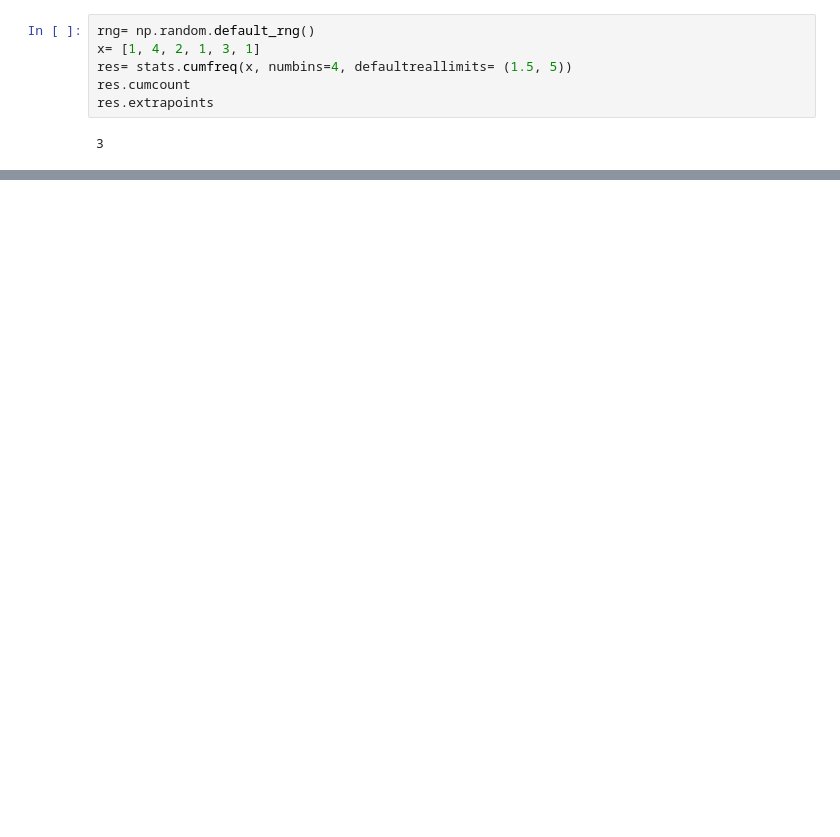
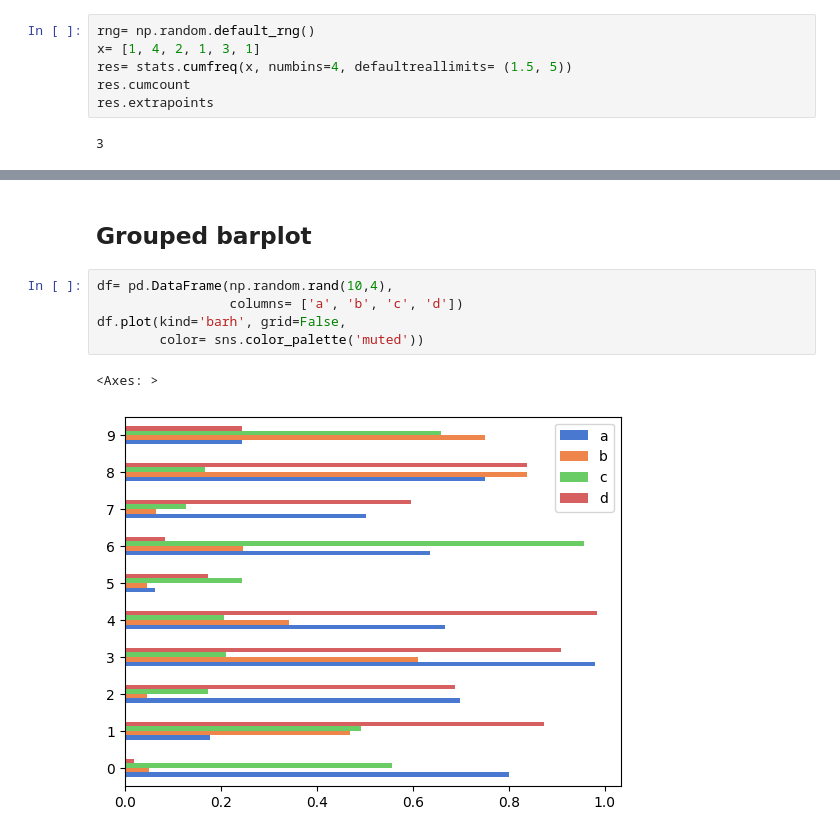
Before and after one commit to wbfrench1/Intro_to_Stats_w_Python, a Jupyter notebook: src/plots.ipynb, the cells around one changed output, grey strips where cells are left out. Cells and saved outputs as stored; diff of their text form; blank space fills up the shorter version.

```diff
--- a/src/plots.ipynb
+++ b/src/plots.ipynb
@@ -137,0 +174,10 @@ CumfreqResult(cumcount=array([1., 2., 3., 3.]), lowerlimit=1.5, binsize=0.875, e
+# %% [markdown]
+## Grouped barplot
+# %%
+df= pd.DataFrame(np.random.rand(10,4),
+                 columns= ['a', 'b', 'c', 'd'])
+df.plot(kind='barh', grid=False,
+        color= sns.color_palette('muted'))
+# %% [output]
+<Axes: >
+[figure, added]
```
Also changed, not shown: parts of 16 cells of this notebook.
